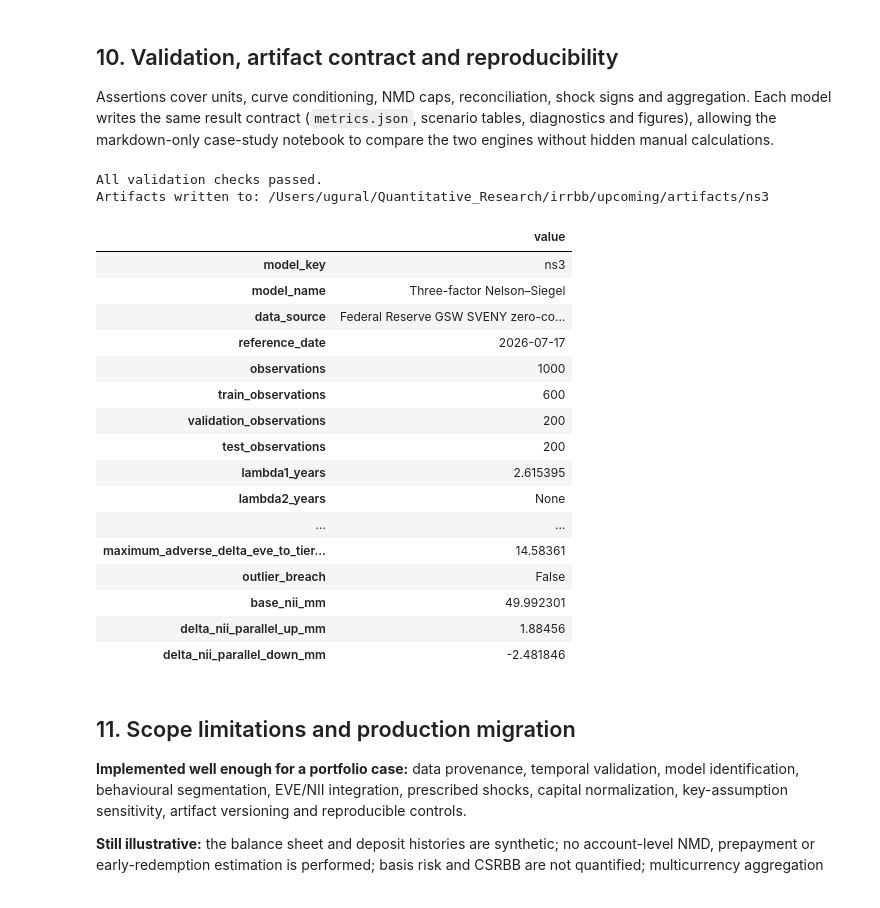
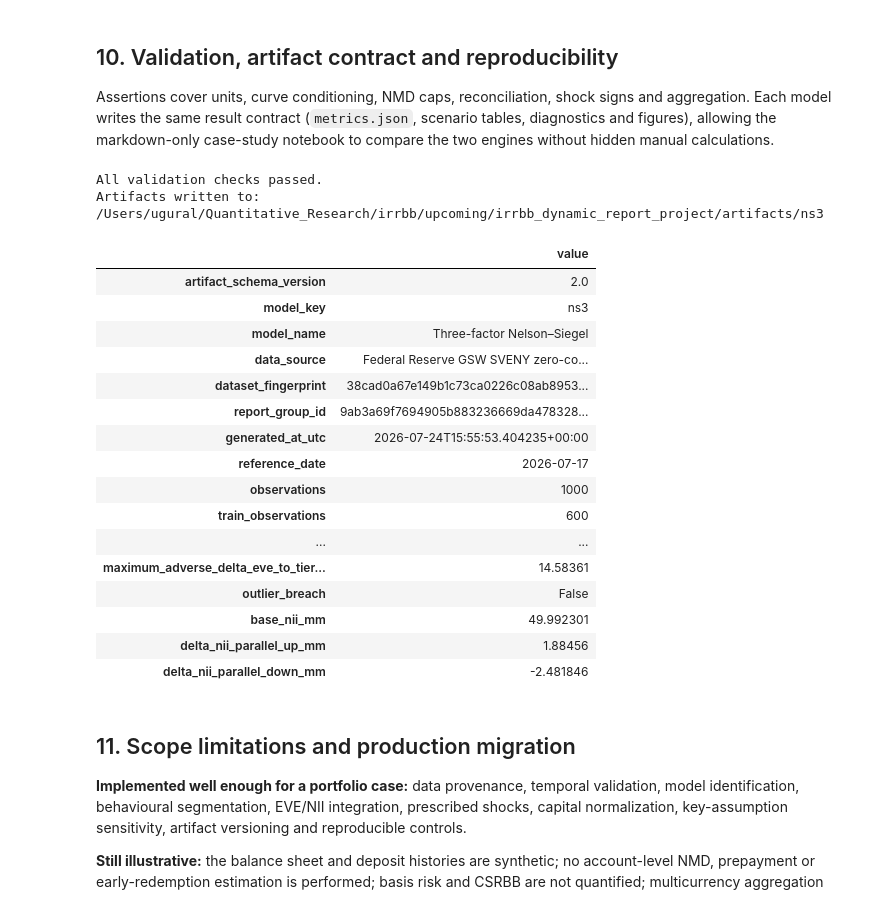
Before and after one commit to ugural87/Quantitative_Research, a Jupyter notebook: irrbb/4F-Svensson_vs_3F-Nelson-Siegel_Opt/irrbb_dynamic_report_project/02_three_factor_nelson_siegel_irrbb_engine.ipynb, the cells around one changed output. Saved outputs shown, nothing was run; the diff lists cells and outputs as text; code cells hidden in the pictures.

```diff
--- a/irrbb/4F-Svensson_vs_3F-Nelson-Siegel_Opt/02_three_factor_nelson_siegel_irrbb_engine.ipynb
+++ b/irrbb/4F-Svensson_vs_3F-Nelson-Siegel_Opt/irrbb_dynamic_report_project/02_three_factor_nelson_siegel_irrbb_engine.ipynb
@@ -112,7 +114,7 @@ def load_fed_gsw_zero_curve(url=FED_ZERO_CURVE_CSV, lookback_years=CFG.lookback_
     lines = response.content.decode("utf-8-sig").splitlines()
     header_idx = next(i for i, line in enumerate(lines) if line.startswith("Date,"))
     raw = pd.read_csv(io.StringIO("\n".join(lines[header_idx:])))
-    raw["Date"] = pd.to_datetime(raw["Date"], errors="coerce", dayfirst=True)
+    raw["Date"] = pd.to_datetime(raw["Date"], errors="coerce")
     missing = sorted(set(ZERO_COLUMNS) - set(raw.columns))
     if missing:
         raise KeyError(f"Missing official SVENY columns: {missing}")
@@ -1122,10 +1124,30 @@ assert np.isclose(irrbb_shift_bp(np.array([1.0, 10.0]), "parallel_up"), SHOCK_CO
 assert worst_ratio >= 0.0
 assert np.isfinite([base_nii, nii_up, nii_down]).all()
 
+
+# Shared run lineage: both model notebooks must produce the same fingerprint.
+dataset_payload = zero_yields.to_csv(index=True, float_format="%.12g").encode("utf-8")
+dataset_fingerprint = hashlib.sha256(dataset_payload).hexdigest()
+report_group_payload = json.dumps({
+    "dataset_fingerprint": dataset_fingerprint,
+    "currency": CFG.currency,
+    "tier1_capital_mm": CFG.tier1_capital_mm,
+    "accounting_equity_mm": CFG.accounting_equity_mm,
+    "outlier_limit": CFG.outlier_limit,
+    "shock_config_bp": SHOCK_CONFIG_BP[CFG.currency],
+    "nmd_core_ratio": float(NMD_CORE_RATIO),
+}, sort_keys=True).encode("utf-8")
+report_group_id = hashlib.sha256(report_group_payload).hexdigest()
+generated_at_utc = datetime.now(timezone.utc).isoformat()
+
 metrics = {
+    "artifact_schema_version": "2.0",
     "model_key": MODEL_KEY,
     "model_name": MODEL_NAME,
     "data_source": DATA_SOURCE,
+    "dataset_fingerprint": dataset_fingerprint,
+    "report_group_id": report_group_id,
+    "generated_at_utc": generated_at_utc,
     "reference_date": str(zero_yields.index.max().date()),
     "observations": int(n_obs),
     "train_observations": int(len(train_panel)),
@@ -1153,44 +1175,89 @@ metrics = {
     "base_eve_mm": float(EVE_BASE_MM),
     "worst_eve_scenario": worst_scenario,
     "maximum_adverse_delta_eve_mm": float(worst_loss_mm),
     "maximum_adverse_delta_eve_to_tier1_pct": float(100.0 * worst_ratio),
     "outlier_breach": bool(worst_ratio >= CFG.outlier_limit),
     "base_nii_mm": float(base_nii),
     "delta_nii_parallel_up_mm": float(nii_up),
     "delta_nii_parallel_down_mm": float(nii_down),
 }
 
 model_artifact_dir = ARTIFACT_DIR / MODEL_KEY
 model_artifact_dir.mkdir(exist_ok=True)
 with open(model_artifact_dir / "metrics.json", "w", encoding="utf-8") as f:
     json.dump(metrics, f, indent=2)
 params.to_csv(model_artifact_dir / "curve_parameters.csv")
 fit_diagnostics.to_csv(model_artifact_dir / "fit_diagnostics.csv")
 factor_corr.to_csv(model_artifact_dir / "factor_correlations.csv")
 nmd_summary.to_csv(model_artifact_dir / "nmd_summary.csv", index=False)
 nmd_ladder.to_csv(model_artifact_dir / "nmd_ladder.csv", index=False)
 gap_table.to_csv(model_artifact_dir / "repricing_gap.csv")
 irrbb_table.to_csv(model_artifact_dir / "eve_scenarios.csv")
 nii_attribution.to_csv(model_artifact_dir / "nii_attribution.csv")
 nmd_sensitivity.to_csv(model_artifact_dir / "nmd_sensitivity.csv", index=False)
 
+
+def _sha256_file(path):
+    digest = hashlib.sha256()
+    with open(path, "rb") as handle:
+        for chunk in iter(lambda: handle.read(1024 * 1024), b""):
+            digest.update(chunk)
+    return digest.hexdigest()
+
+required_table_files = [
+    "metrics.json", "curve_parameters.csv", "fit_diagnostics.csv",
+    "factor_correlations.csv", "nmd_summary.csv", "nmd_ladder.csv",
+    "repricing_gap.csv", "eve_scenarios.csv", "nii_attribution.csv",
+    "nmd_sensitivity.csv",
+]
+required_figure_files = [
+    f"{MODEL_KEY}_01_curve_fit.png",
+    f"{MODEL_KEY}_02_factor_alignment.png",
+    f"{MODEL_KEY}_03_identification.png",
+    f"{MODEL_KEY}_05_nmd_profile.png",
+    f"{MODEL_KEY}_06_repricing_gap.png",
+    f"{MODEL_KEY}_07_eve_scenarios.png",
+    f"{MODEL_KEY}_08_nii.png",
+]
+for filename in required_table_files:
+    if not (model_artifact_dir / filename).exists():
+        raise FileNotFoundError(model_artifact_dir / filename)
+for filename in required_figure_files:
+    if not (FIGURE_DIR / filename).exists():
+        raise FileNotFoundError(FIGURE_DIR / filename)
+
+run_manifest = {
+    "artifact_schema_version": "2.0",
+    "model_key": MODEL_KEY,
+    "model_name": MODEL_NAME,
+    "dataset_fingerprint": dataset_fingerprint,
+    "report_group_id": report_group_id,
+    "data_source": DATA_SOURCE,
+    "reference_date": str(zero_yields.index.max().date()),
+    "generated_at_utc": generated_at_utc,
+    "tables": {name: _sha256_file(model_artifact_dir / name) for name in required_table_files},
+    "figures": {name: _sha256_file(FIGURE_DIR / name) for name in required_figure_files},
+}
+with open(model_artifact_dir / "run_manifest.json", "w", encoding="utf-8") as handle:
+    json.dump(run_manifest, handle, indent=2)
+
 print("All validation checks passed.")
 print(f"Artifacts written to: {model_artifact_dir}")
 display(pd.Series(metrics).to_frame("value"))
 # %% [output]
 All validation checks passed.
-Artifacts written to: /Users/ugural/Quantitative_Research/irrbb/upcoming/artifacts/ns3
+Artifacts written to: /Users/ugural/Quantitative_Research/irrbb/upcoming/irrbb_dynamic_report_project/artifacts/ns3
 |  | value |
+| artifact_schema_version | 2.0 |
 | model_key | ns3 |
 | model_name | Three-factor Nelson–Siegel |
 | data_source | Federal Reserve GSW SVENY zero-co... |
+| dataset_fingerprint | 38cad0a67e149b1c73ca0226c08ab8953... |
+| report_group_id | 9ab3a69f7694905b883236669da478328... |
+| generated_at_utc | 2026-07-24T15:55:53.404235+00:00 |
 | reference_date | 2026-07-17 |
 | observations | 1000 |
 | train_observations | 600 |
-| validation_observations | 200 |
-| test_observations | 200 |
-| lambda1_years | 2.615395 |
-| lambda2_years | None |
 | ... | ... |
 | maximum_adverse_delta_eve_to_tier... | 14.58361 |
 | outlier_breach | False |
```
Also changed, not shown: parts of 1 cell of this notebook, 56 other files.
